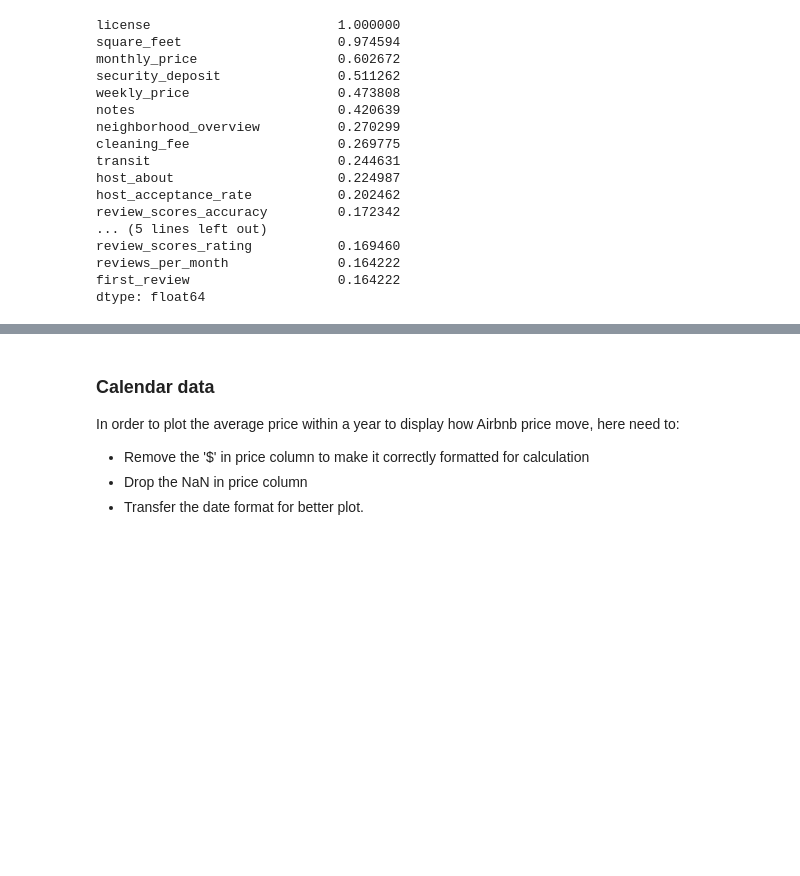
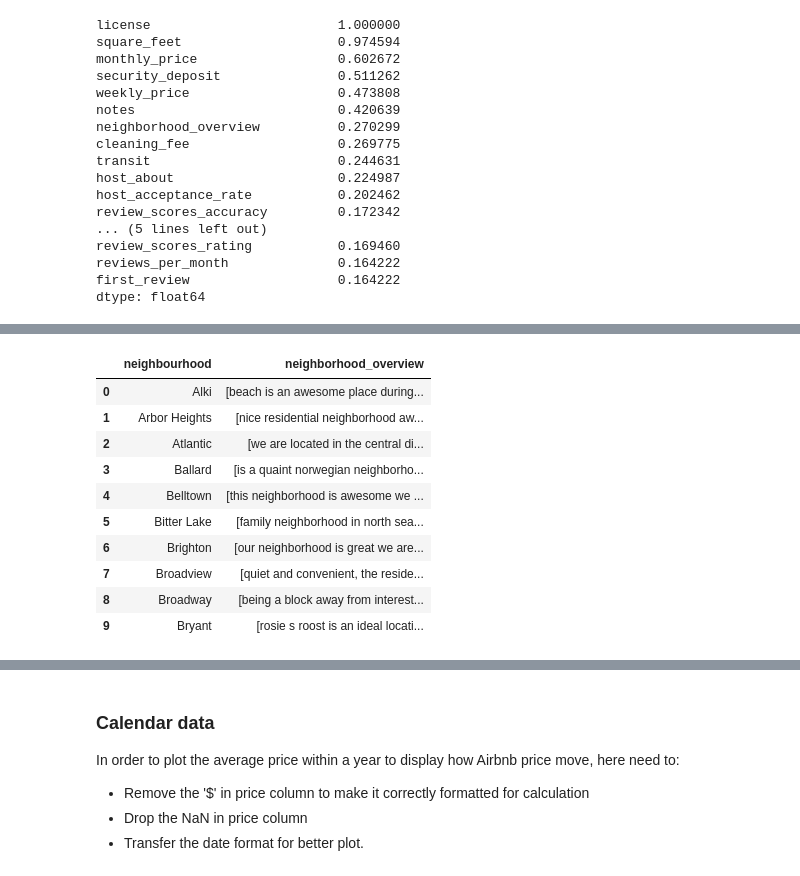
Before and after one commit to JcFreya/Seattle-Airbnb-Listings-Analysis, a Jupyter notebook: seattle_airbnb_listings_analysis_CRISP-DM.ipynb, the cells around one changed output, grey strips where cells are left out. Saved outputs shown, nothing was run; the diff lists cells and outputs as text; code cells hidden in the pictures; blank space fills up the shorter version.

```diff
--- a/seattle_airbnb_listings_analysis_CRISP-DM.ipynb
+++ b/seattle_airbnb_listings_analysis_CRISP-DM.ipynb
@@ -244,0 +261,42 @@ Name: neighborhood_overview, Length: 187, dtype: object
+# %%
+# function to preprocess the neighborhood_overview
+
+def pre_process(text_list):
+
+    clean_list = []
+
+    for text in text_list:
+        # lowercase
+        text = text.lower()
+
+        # remove tags
+        text = re.sub("<!--?.*?-->","",text)
+
+        # remove special characters and digits
+        text = re.sub("(\\d|\\W)+"," ",text)
+
+        # remove neighborhood name in review
+        text = text.split()
+
+        # remove 'neighbor' name from review
+        text = ' '.join([word for word in text if word not in neighbors])
+
+        clean_list.append(text)
+    return clean_list
+# %%
+# nonull_neighbor_review['neighborhood_overview'] = nonull_neighbor_review['neighborhood_overview'].astype(str)
+nonull_neighbor_review['neighborhood_overview'] = nonull_neighbor_review['neighborhood_overview']\
+                                                    .apply(lambda s: pre_process(s))
+nonull_neighbor_review.head(10)
+# %% [output]
+|  | neighbourhood | neighborhood_overview |
+| 0 | Alki | [beach is an awesome place during... |
+| 1 | Arbor Heights | [nice residential neighborhood aw... |
+| 2 | Atlantic | [we are located in the central di... |
+| 3 | Ballard | [is a quaint norwegian neighborho... |
+| 4 | Belltown | [this neighborhood is awesome we ... |
+| 5 | Bitter Lake | [family neighborhood in north sea... |
+| 6 | Brighton | [our neighborhood is great we are... |
+| 7 | Broadview | [quiet and convenient, the reside... |
+| 8 | Broadway | [being a block away from interest... |
+| 9 | Bryant | [rosie s roost is an ideal locati... |
```
Also changed, not shown: parts of 10 cells of this notebook.
